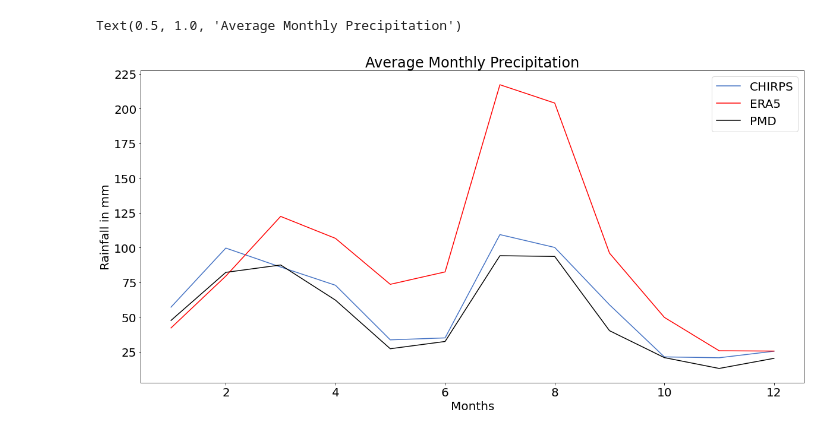
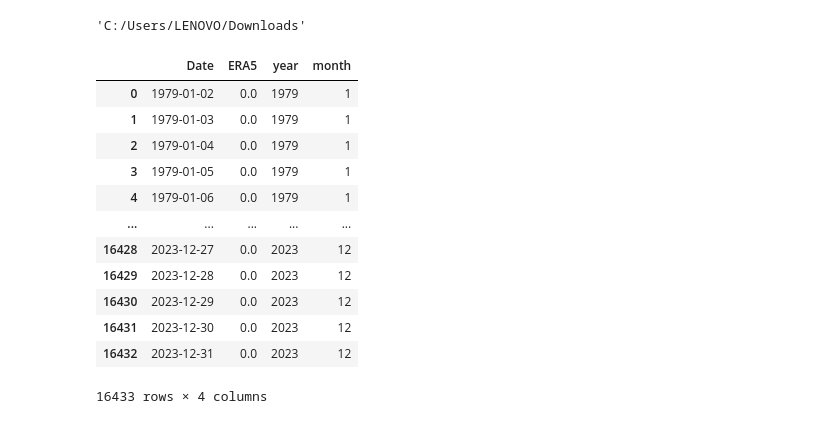
Before and after one commit to UmerShahid750/DataAnalysis, a Jupyter notebook: Data-Visualizations/Average_MonthlySum_Graph.ipynb, the cells around one changed output. Cells and saved outputs as stored; diff of their text form; code cells hidden in the pictures.

Commit message:
Update_Average_MonthlySum_Graph

```diff
--- a/Data-Visualizations/Average_MonthlySum_Graph.ipynb
+++ b/Data-Visualizations/Average_MonthlySum_Graph.ipynb
@@ -71,22 +7,27 @@ Monthly.to_csv(path+'/Average Monthly/Monthly.csv')
-# %%
-plt.figure(figsize=(20, 10))
-plt.subplots_adjust(bottom=0.15)
-# plt.xticks(rotation=45)
-plt.xticks(fontsize=20)
-
-plt.plot('month', 'CHIRP_M', data=Monthly, label='CHIRPS', color ='#4472C4')
-plt.plot('month', 'ERA5_M', data=Monthly, label='ERA5', color='#FF0000')
-plt.plot('month', 'PMD_M', data=Monthly, label='PMD', color='black')
-
-
-#Labelling the plot
-plt.legend(loc='upper left')
-plt.legend(fontsize='20')
-plt.xlabel('Months',fontsize = '20')
-plt.ylabel('Rainfall in mm',fontsize = '20')
-plt.tick_params(axis='y', labelsize=20)
-plt.title('Average Monthly Precipitation', fontsize= '24')
-# plt.savefig('C:/Users/LENOVO/OneDrive/WaterSprint/ADB Project/DataSet Comparison/Graphs/Average_Monthly.png')
-# %% [output]
-Text(0.5, 1.0, 'Average Monthly Precipitation')
-[figure, removed]
+# %%
+folder = r'C:\Users\LENOVO\Downloads'
+folder = folder.replace('\\','/')
+folder
+# %% [output]
+'C:/Users/LENOVO/Downloads'
+# %%
+df = pd.read_csv(folder+'/data.csv',parse_dates=True).dropna()
+df['Date'] = pd.to_datetime(df['Date'],format='%d/%m/%Y')
+df['year'] = df['Date'].dt.year
+df['month'] = df['Date'].dt.month
+df['month'] = df['month'].astype(int)
+df
+# %% [output]
+|  | Date | ERA5 | year | month |
+| 0 | 1979-01-02 | 0.0 | 1979 | 1 |
+| 1 | 1979-01-03 | 0.0 | 1979 | 1 |
+| 2 | 1979-01-04 | 0.0 | 1979 | 1 |
+| 3 | 1979-01-05 | 0.0 | 1979 | 1 |
+| 4 | 1979-01-06 | 0.0 | 1979 | 1 |
+| ... | ... | ... | ... | ... |
+| 16428 | 2023-12-27 | 0.0 | 2023 | 12 |
+| 16429 | 2023-12-28 | 0.0 | 2023 | 12 |
+| 16430 | 2023-12-29 | 0.0 | 2023 | 12 |
+| 16431 | 2023-12-30 | 0.0 | 2023 | 12 |
+| 16432 | 2023-12-31 | 0.0 | 2023 | 12 |
+16433 rows × 4 columns
```
Also changed, not shown: parts of 12 cells of this notebook.
